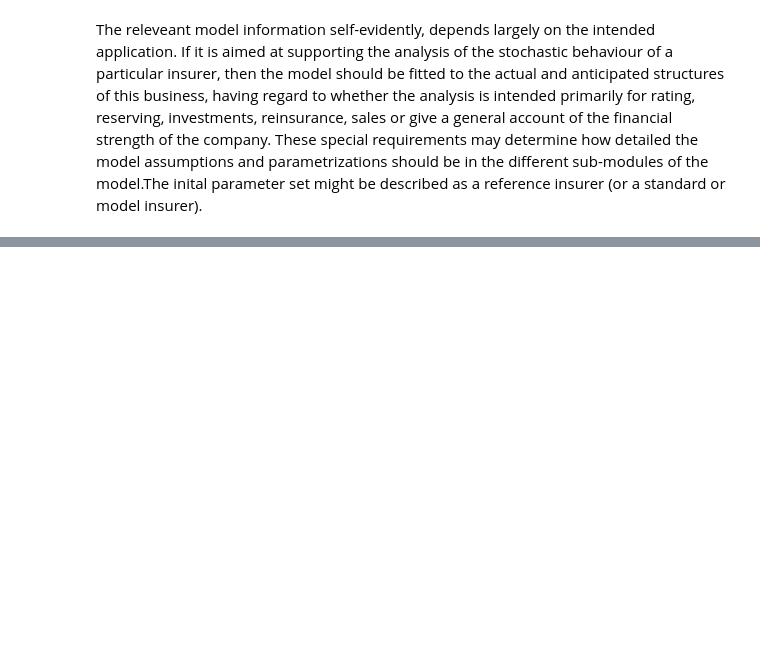
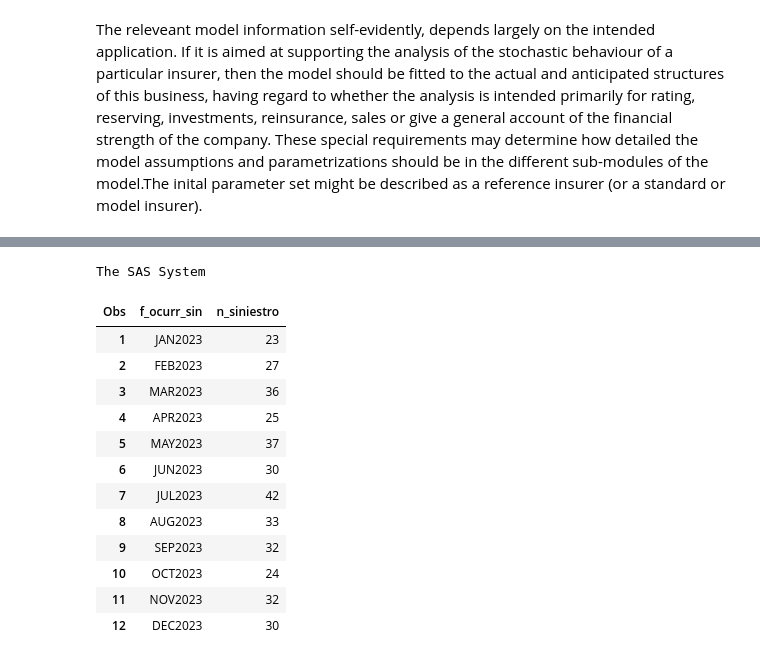
Before and after one commit to jenriqps/risk_theory, a Jupyter notebook: 07_Case_05_Stochastic_Analysis_Insurance.ipynb, the cells around one changed output, grey strips where cells are left out. Cells and saved outputs as stored; diff of their text form; code cells hidden in the pictures; blank space fills up the shorter version.

```diff
--- a/07_Case_05_Stochastic_Analysis_Insurance.ipynb
+++ b/07_Case_05_Stochastic_Analysis_Insurance.ipynb
@@ -75,0 +172,39 @@ The releveant model information self-evidently, depends largely on the intended
+# %%
+proc sort data=MYLIB.RR8AUISINS_2 out=Work.preProcessedData;
+by f_ocurr_sin;
+run;
+
+proc timedata data=Work.preProcessedData seasonality=12 out=WORK._tsoutput;
+id f_ocurr_sin interval=month setmissing=missing;
+var m_siniestro / accumulate=n transform=none;
+run;
+
+data mylib.tsPrep_freq(drop=m_siniestro);
+set WORK._tsoutput;
+format n_siniestro 3.;
+n_siniestro=m_siniestro;
+run;
+
+proc delete data=Work.preProcessedData;
+run;
+
+proc delete data=WORK._tsoutput;
+run;
+
+proc print data=mylib.tsPrep_freq;
+run;
+# %% [output]
+The SAS System
+| Obs | f_ocurr_sin | n_siniestro |
+| 1 | JAN2023 | 23 |
+| 2 | FEB2023 | 27 |
+| 3 | MAR2023 | 36 |
+| 4 | APR2023 | 25 |
+| 5 | MAY2023 | 37 |
+| 6 | JUN2023 | 30 |
+| 7 | JUL2023 | 42 |
+| 8 | AUG2023 | 33 |
+| 9 | SEP2023 | 32 |
+| 10 | OCT2023 | 24 |
+| 11 | NOV2023 | 32 |
+| 12 | DEC2023 | 30 |
```
Also changed, not shown: parts of 7 cells of this notebook.
